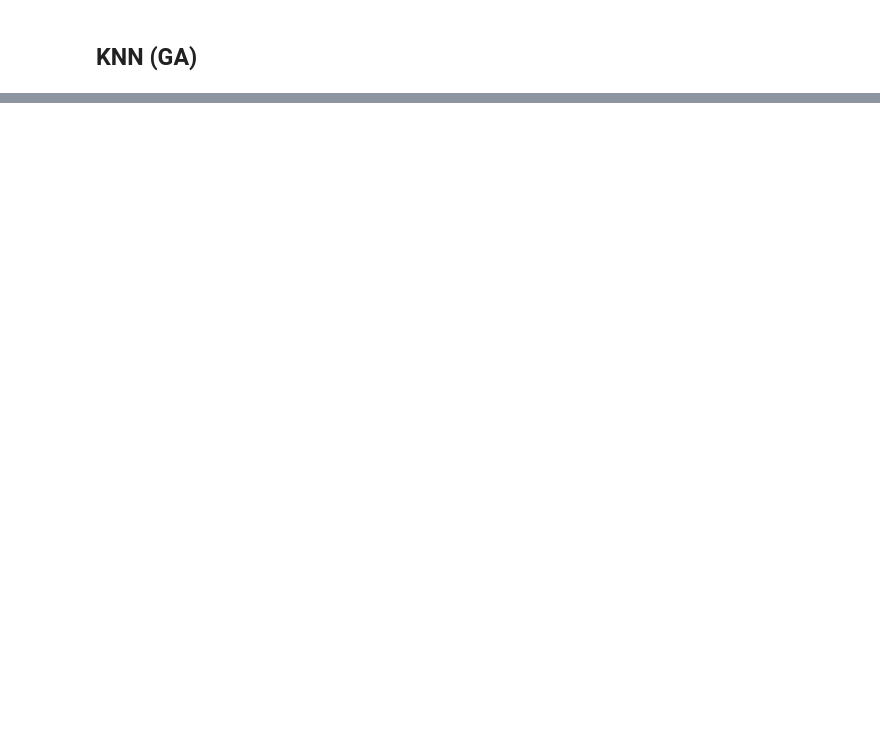
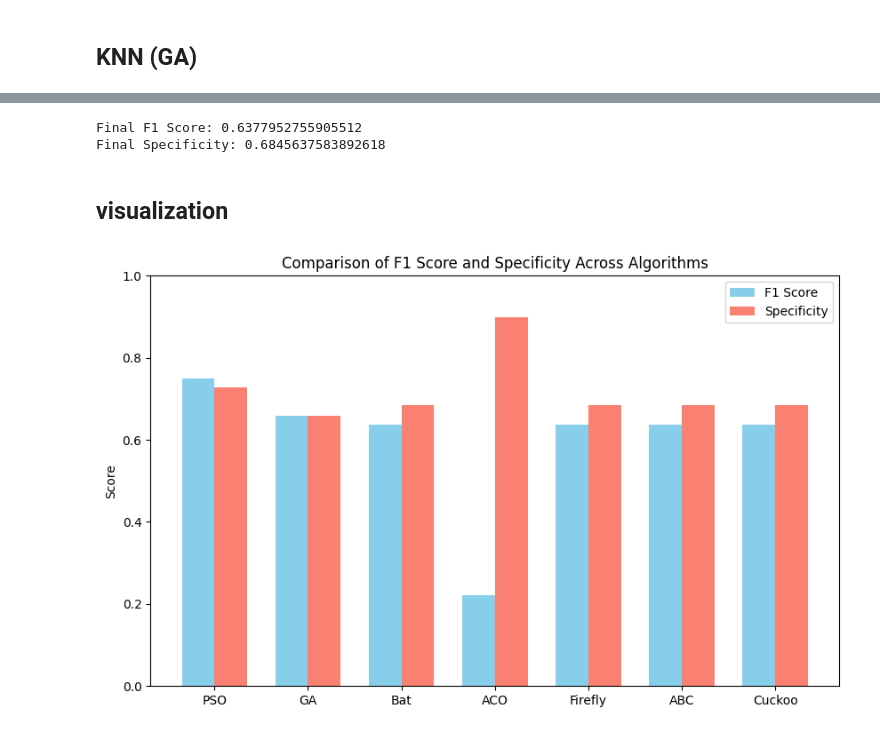
Before and after one commit to Tech-Seminar-Sentiment-Analysis/Technical-seminar, a Jupyter notebook: notebooks/annie.ipynb, the cells around one changed output, grey strips where cells are left out. Drawn from its saved outputs; the diff is of its cells as text; code cells hidden in the pictures; blank space fills up the shorter version.

```diff
--- a/notebooks/annie.ipynb
+++ b/notebooks/annie.ipynb
@@ -114,5 +116,7 @@ ub = [1] * num_features
 best_features, best_cost = pso(objective, lb, ub, swarmsize=10, maxiter=5)
 
 print("Best F1 Score:", 1 - best_cost)
+
+knn_pso_f1 = 1 - best_cost
 # %% [output]
 Stopping search: maximum iterations reached --> 5
@@ -134,4 +138,5 @@ tn, fp, fn, tp = confusion_matrix(y_test, y_pred).ravel()
 specificity = tn / (tn + fp)
 
 print("Specificity:", specificity)
+knn_pso_specificity = specificity
 # %% [output]
@@ -140,0 +694,47 @@ Specificity: 0.7013422818791947
+# %%
+X_train_sel = X_train_vect[:, selected_features]
+X_test_sel = X_test_vect[:, selected_features]
+
+model = KNeighborsClassifier(n_neighbors=5)
+model.fit(X_train_sel, y_train)
+
+y_pred = model.predict(X_test_sel)
+
+f1 = f1_score(y_test, y_pred)
+tn, fp, fn, tp = confusion_matrix(y_test, y_pred).ravel()
+specificity = tn / (tn + fp)
+
+print("Final F1 Score:", f1)
+print("Final Specificity:", specificity)
+
+knn_abc_f1 = f1
+knn_abc_specificity = specificity
+# %% [output]
+Final F1 Score: 0.6377952755905512
+Final Specificity: 0.6845637583892618
+# %% [markdown]
+## visualization
+# %%
+algorithms = ["PSO", "GA", "Bat", "ACO", "Firefly", "ABC", "Cuckoo"]
+f1_scores = [knn_pso_f1, knn_ga_f1, knn_bat_f1, knn_ant_f1, knn_firefly_f1, knn_abc_f1, knn_cukoo_f1]
+specificity = [knn_pso_specificity, knn_ga_specificity, knn_bat_specificity, knn_ant_specificity,
+               knn_firefly_specificity, knn_abc_specificity, knn_cukoo_specificity]
+# %%
+import matplotlib.pyplot as plt
+import numpy as np
+
+x = np.arange(len(algorithms))
+width = 0.35
+
+plt.figure(figsize=(10,6))
+plt.bar(x - width/2, f1_scores, width, label='F1 Score', color='skyblue')
+plt.bar(x + width/2, specificity, width, label='Specificity', color='salmon')
+
+plt.xticks(x, algorithms)
+plt.ylabel('Score')
+plt.ylim(0,1)
+plt.title('Comparison of F1 Score and Specificity Across Algorithms')
+plt.legend()
+plt.show()
+# %% [output]
+[figure, added]
```
Also changed, not shown: parts of 26 cells of this notebook.
